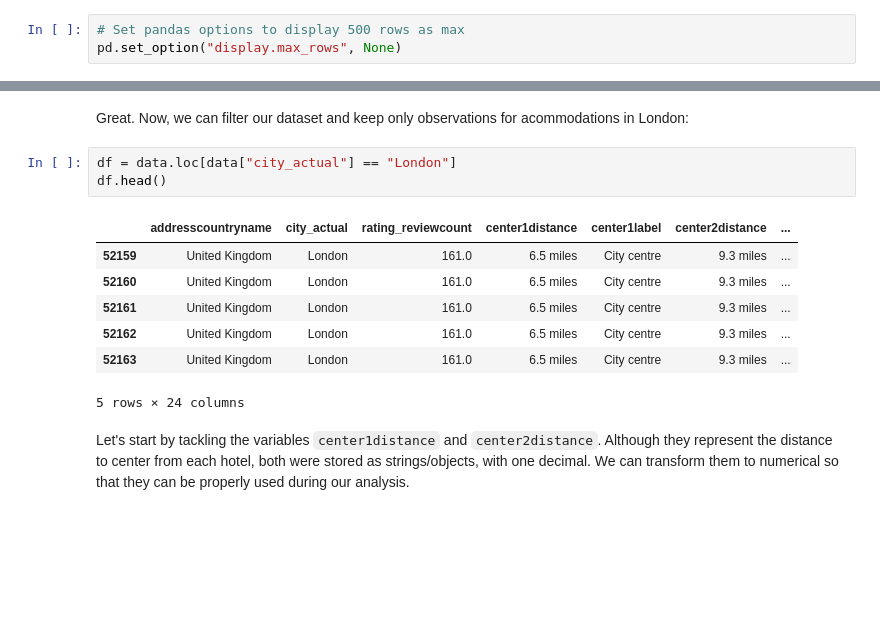
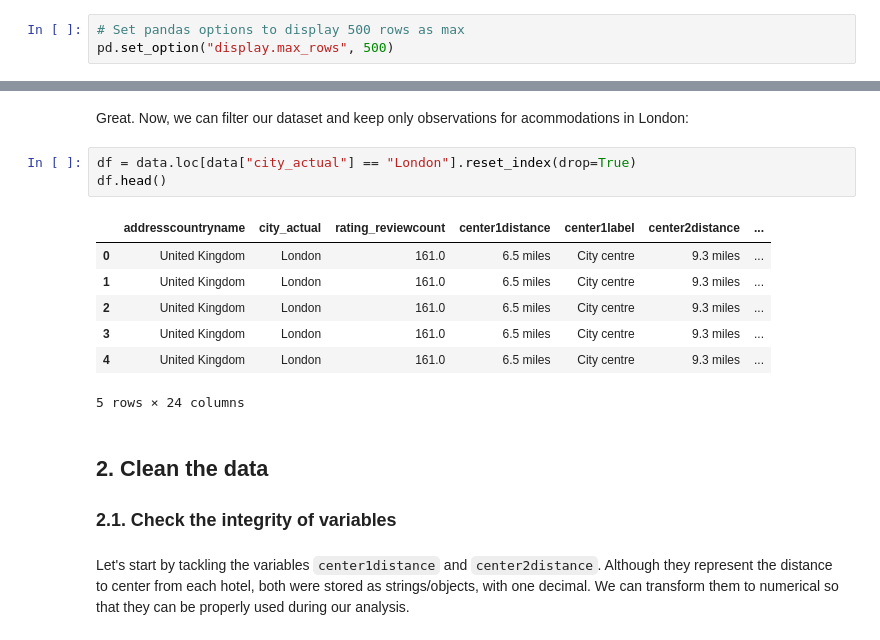
Before and after one commit to felipesebben/bk_data_analysis_studies, a Jupyter notebook: da_data_exercises/ch02-preparing_data_for_analysis/01-hotels_europe.ipynb, the cells around one changed output, grey strips where cells are left out. Cells and saved outputs as stored; diff of their text form; blank space fills up the shorter version.

```diff
--- a/da_data_exercises/ch02-preparing_data_for_analysis/01-hotels_europe.ipynb
+++ b/da_data_exercises/ch02-preparing_data_for_analysis/01-hotels_europe.ipynb
@@ -20,7 +20,7 @@ import pandas as pd
 warnings.filterwarnings("ignore")
 # %%
 # Set pandas options to display 500 rows as max
-pd.set_option("display.max_rows", None)
+pd.set_option("display.max_rows", 500)
 # %%
 # Current script folder
 current_path = os.getcwd()
@@ -82,16 +82,19 @@ True
 # %% [markdown]
 <p>Great. Now, we can filter our dataset and keep only observations for acommodations in London:</p>
 # %%
-df = data.loc[data["city_actual"] == "London"]
+df = data.loc[data["city_actual"] == "London"].reset_index(drop=True)
 df.head()
 # %% [output]
 |  | addresscountryname | city_actual | rating_reviewcount | center1distance | center1label | center2distance | ... |
-| 52159 | United Kingdom | London | 161.0 | 6.5 miles | City centre | 9.3 miles | ... |
-| 52160 | United Kingdom | London | 161.0 | 6.5 miles | City centre | 9.3 miles | ... |
-| 52161 | United Kingdom | London | 161.0 | 6.5 miles | City centre | 9.3 miles | ... |
-| 52162 | United Kingdom | London | 161.0 | 6.5 miles | City centre | 9.3 miles | ... |
-| 52163 | United Kingdom | London | 161.0 | 6.5 miles | City centre | 9.3 miles | ... |
+| 0 | United Kingdom | London | 161.0 | 6.5 miles | City centre | 9.3 miles | ... |
+| 1 | United Kingdom | London | 161.0 | 6.5 miles | City centre | 9.3 miles | ... |
+| 2 | United Kingdom | London | 161.0 | 6.5 miles | City centre | 9.3 miles | ... |
+| 3 | United Kingdom | London | 161.0 | 6.5 miles | City centre | 9.3 miles | ... |
+| 4 | United Kingdom | London | 161.0 | 6.5 miles | City centre | 9.3 miles | ... |
 5 rows × 24 columns
+# %% [markdown]
+<h2><b>2.</b> Clean the data</h2>
+<h3><b>2.1.</b> Check the integrity of variables</h3>
 # %% [markdown]
 <p>Let's start by tackling the variables <code>center1distance</code> and <code>center2distance</code>. Although they represent the distance to center from each hotel, both were stored as strings/objects, with one decimal. We can transform them to numerical so that they can be properly used during our analysis.</p>
 # %%
```
Also changed, not shown: parts of 25 cells of this notebook, 3 other files.
